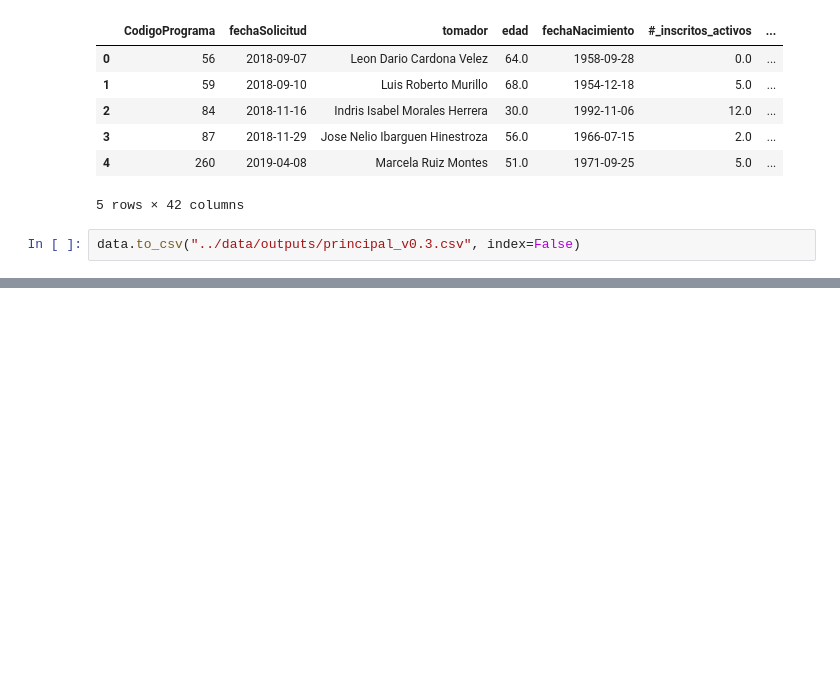
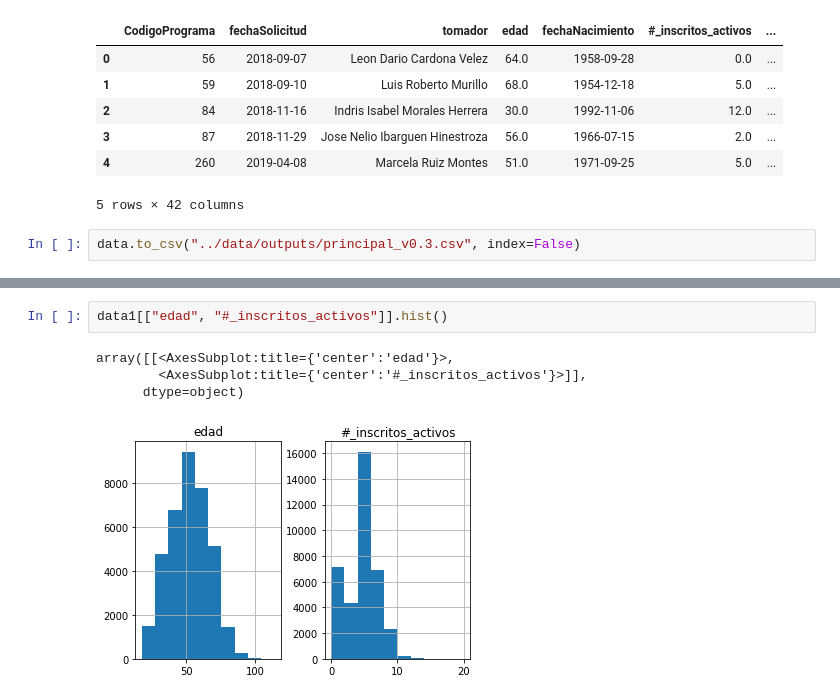
Before and after one commit to cfccfelipe/desercion, a Jupyter notebook: pipeline/union_data.ipynb, the cells around one changed output, grey strips where cells are left out. Saved outputs shown, nothing was run; the diff lists cells and outputs as text; blank space fills up the shorter version.

```diff
--- a/pipeline/union_data.ipynb
+++ b/pipeline/union_data.ipynb
@@ -457,0 +504,7 @@ data.to_csv("../data/outputs/principal_v0.3.csv", index=False)
+# %%
+data1[["edad", "#_inscritos_activos"]].hist()
+# %% [output]
+array([[<AxesSubplot:title={'center':'edad'}>,
+        <AxesSubplot:title={'center':'#_inscritos_activos'}>]],
+      dtype=object)
+[figure, added]
```
Also changed, not shown: parts of 18 cells of this notebook, 4 other files.
